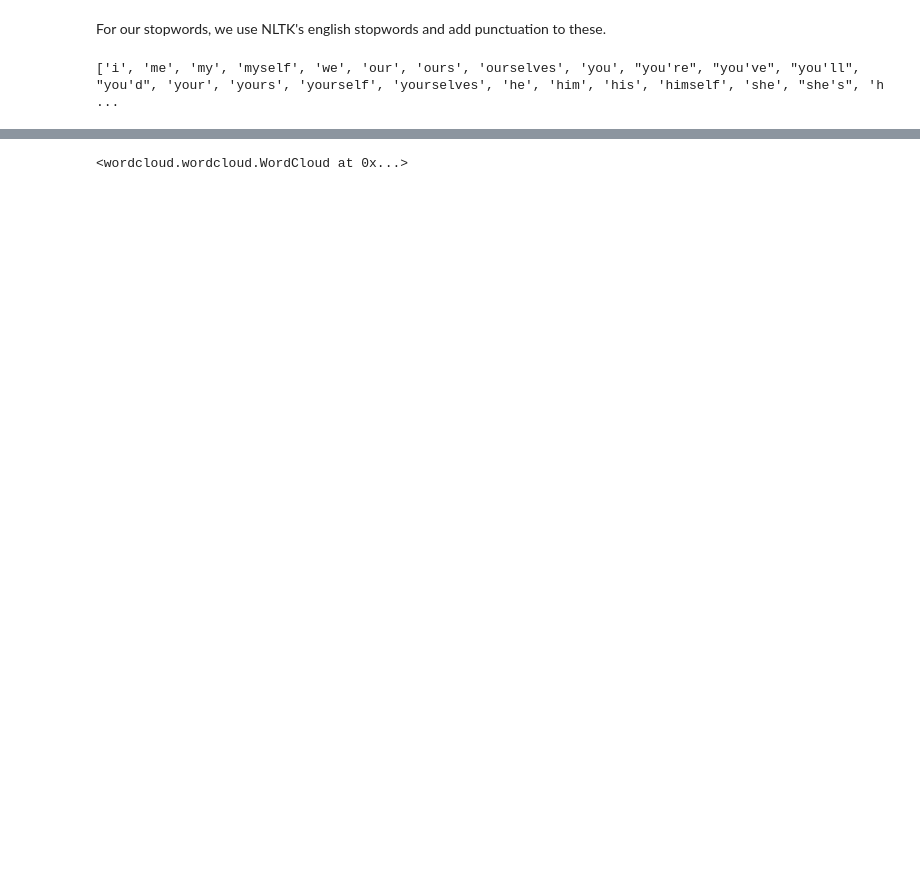
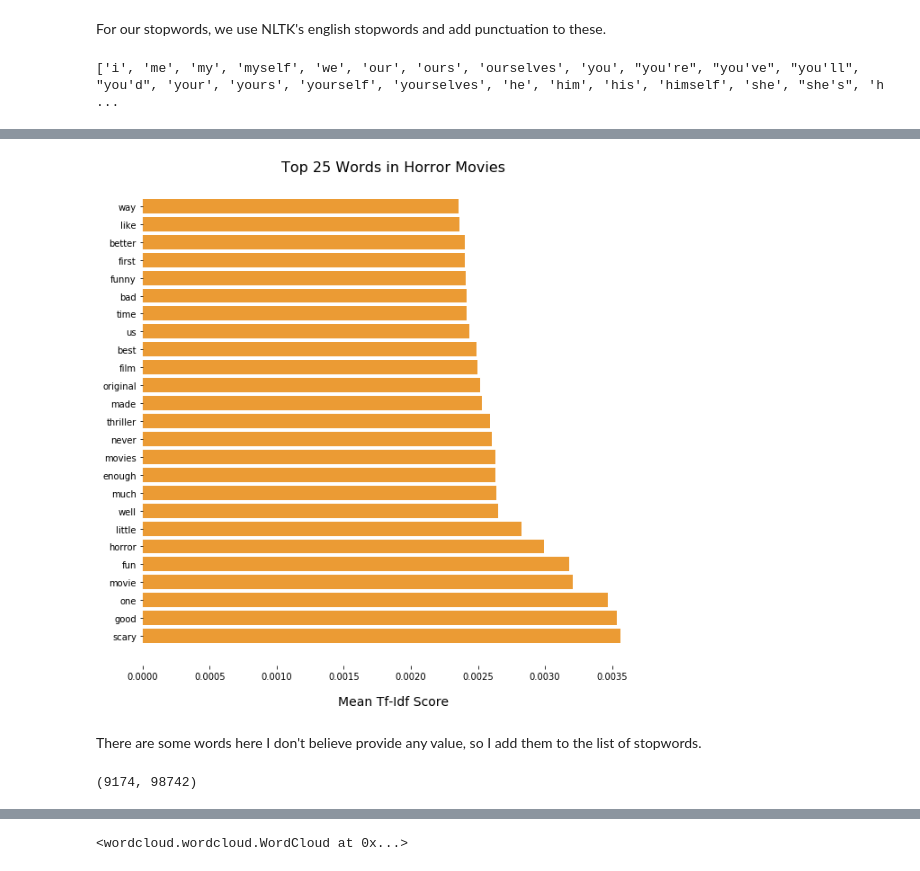
Before and after one commit to carlosiruiz/Movie_Review_Classifier, a Jupyter notebook: Notebooks_and_Code/Cleaning_and_EDA.ipynb, the cells around one changed output, grey strips where cells are left out. Saved outputs shown, nothing was run; the diff lists cells and outputs as text; code cells hidden in the pictures; blank space fills up the shorter version.

```diff
--- a/Notebooks_and_Code/Cleaning_and_EDA.ipynb
+++ b/Notebooks_and_Code/Cleaning_and_EDA.ipynb
@@ -138,5 +84,0 @@ There are some words here we don't believe provide any value, so we add them to
-# %%
-# add some unimportant words to stopwords list and remove from our reviews
-stopwords_list += ['movie', 'film', 'films', "there's", "that's", 'like', 'would', 'also']
-processed_df = df.copy()
-processed_df['Review'] = processed_df['Review'].apply(process_review)
@@ -196,0 +87,3 @@ plt.show()
+# %%
+vectorizer = TfidfVectorizer(stop_words=stopwords_list, ngram_range=(1, 2))
+tf_idf_data = vectorizer.fit_transform(df['Review'])
@@ -196,0 +98,2 @@ plt.show()
+# %%
+features = vectorizer.get_feature_names()
@@ -196,0 +104,3 @@ plt.show()
+# %%
+top_words = top_mean_feats(tf_idf_data, features)
+top_words
@@ -196,0 +125,11 @@ plt.show()
+# %%
+fig, ax = plt.subplots(figsize=(10, 10), facecolor="w")
+ax.set_frame_on(False)
+ax.set_xlabel("Mean Tf-Idf Score", labelpad=16, fontsize=14)
+ax.set_title("Top 25 Words in Horror Movies", fontsize=16)
+ax.barh(top_words['Feature'], top_words['TF-IDF'], align='center', color='#eb9b34')
+plt.savefig(f'../Images/top_words_horror.png')
+# %% [output]
+[figure, added]
+# %% [markdown]
+There are some words here I don't believe provide any value, so I add them to the list of stopwords.
@@ -196,0 +147,4 @@ plt.show()
+# %%
+tf_idf_data.shape
+# %% [output]
+(9174, 98742)
```
Also changed, not shown: parts of 51 cells of this notebook, 14 other files.
